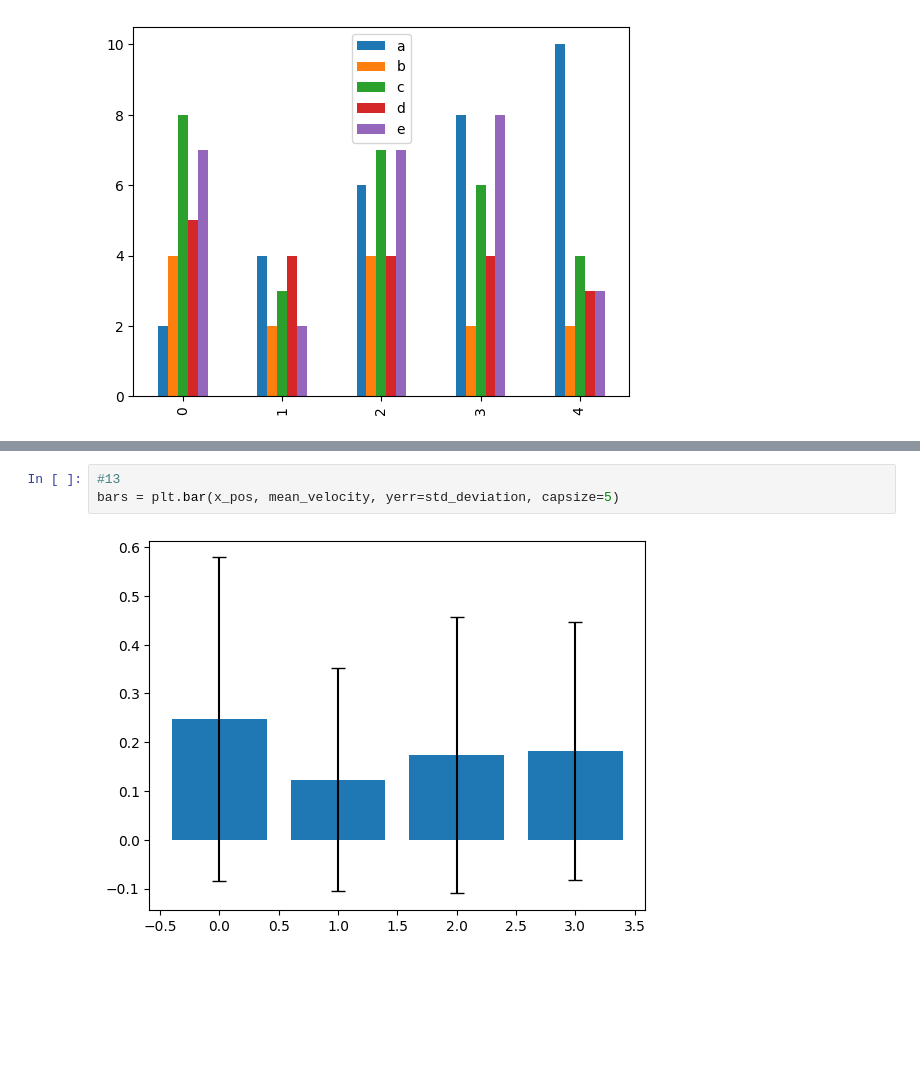
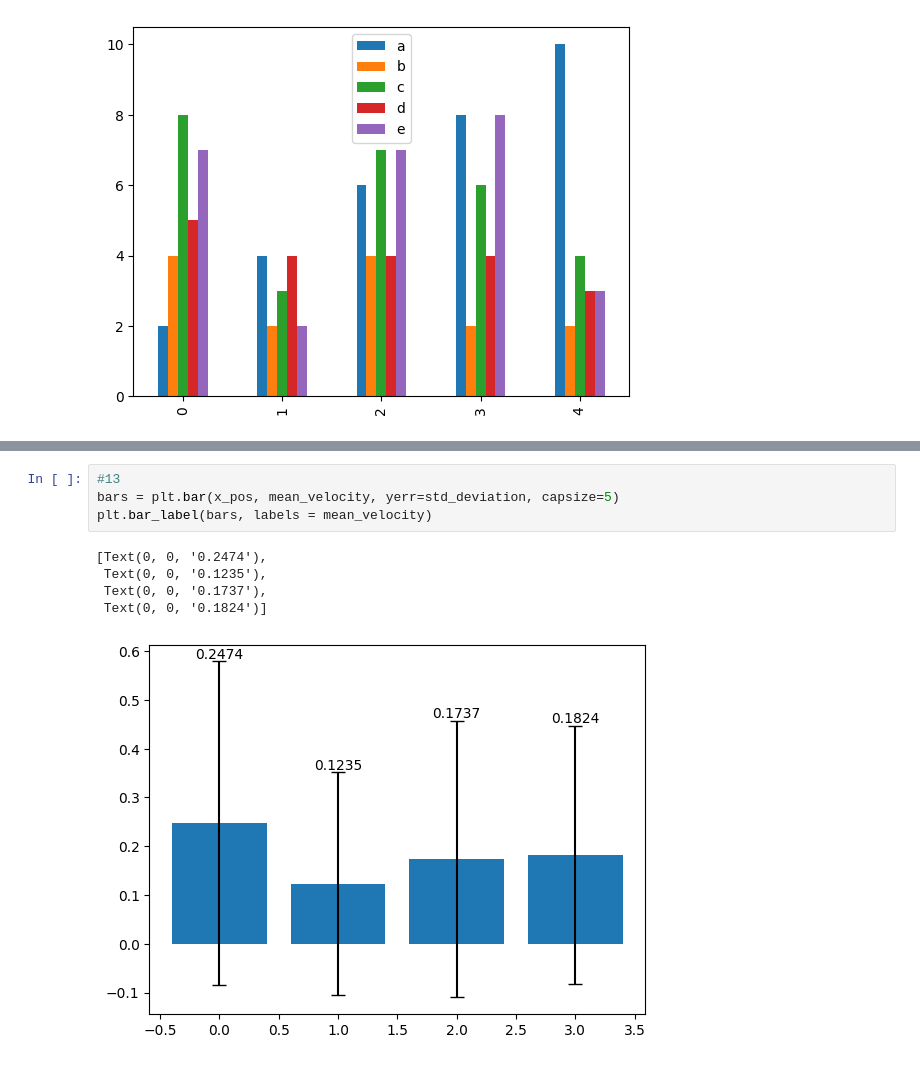
Before and after one commit to Sudheerkumar099/Python-Logical-Programs, a Jupyter notebook: matplotlib/bar_plot.ipynb, the cells around one changed output, grey strips where cells are left out. Drawn from its saved outputs; the diff is of its cells as text; blank space fills up the shorter version.

```diff
--- a/matplotlib/bar_plot.ipynb
+++ b/matplotlib/bar_plot.ipynb
@@ -105,5 +93,10 @@ plt.show()
 # %%
 #13
 bars = plt.bar(x_pos, mean_velocity, yerr=std_deviation, capsize=5)
+plt.bar_label(bars, labels = mean_velocity)
 # %% [output]
+[Text(0, 0, '0.2474'),
+ Text(0, 0, '0.1235'),
+ Text(0, 0, '0.1737'),
+ Text(0, 0, '0.1824')]
-[figure, old version]
+[figure, new version]
```
Also changed, not shown: parts of 2 cells of this notebook, 5 other files.
